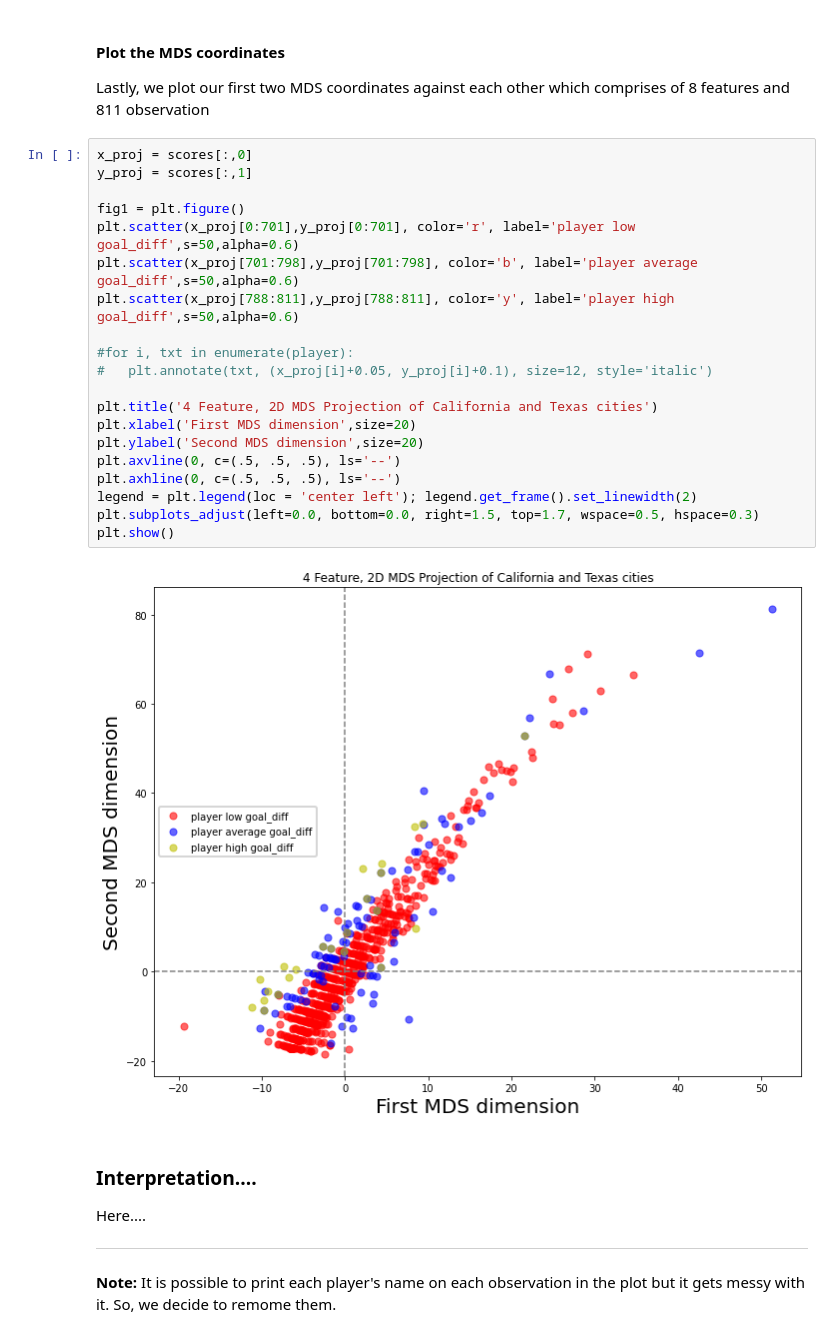
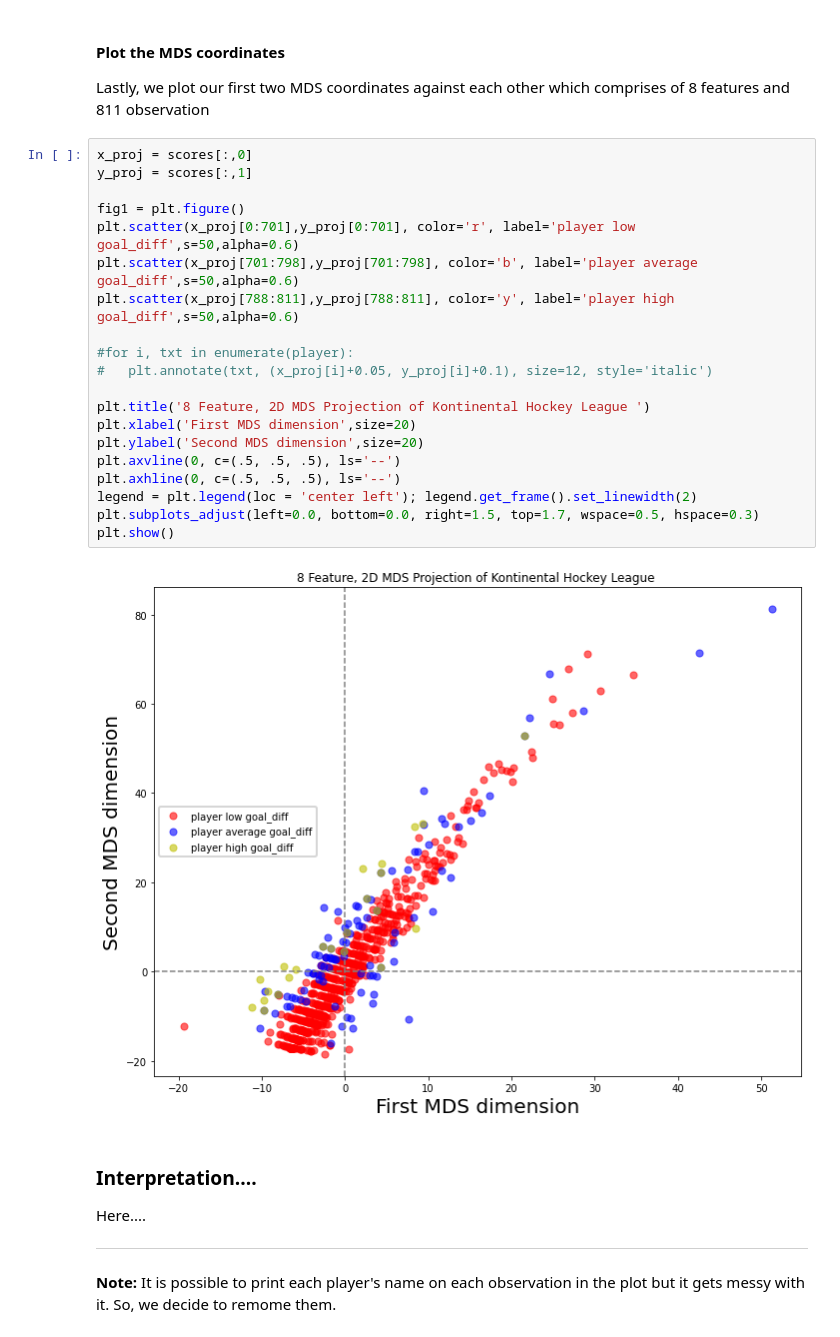
Before and after one commit to adisa4sure/Multidimensional_Scaling-Collective_Project-, a Jupyter notebook: MultidimensionalScaling.ipynb, the cells around one changed output. Drawn from its saved outputs; the diff is of its cells as text.

```diff
--- a/MultidimensionalScaling.ipynb
+++ b/MultidimensionalScaling.ipynb
@@ -351,25 +351,25 @@ Lastly, we plot our first two MDS coordinates against each other which comprises
 # %%
 x_proj = scores[:,0]
 y_proj = scores[:,1]
 
 fig1 = plt.figure()
 plt.scatter(x_proj[0:701],y_proj[0:701], color='r', label='player low goal_diff',s=50,alpha=0.6)
 plt.scatter(x_proj[701:798],y_proj[701:798], color='b', label='player average goal_diff',s=50,alpha=0.6)
 plt.scatter(x_proj[788:811],y_proj[788:811], color='y', label='player high goal_diff',s=50,alpha=0.6)
 
 #for i, txt in enumerate(player):
 #   plt.annotate(txt, (x_proj[i]+0.05, y_proj[i]+0.1), size=12, style='italic')
 
-plt.title('4 Feature, 2D MDS Projection of California and Texas cities')
+plt.title('8 Feature, 2D MDS Projection of Kontinental Hockey League ')
 plt.xlabel('First MDS dimension',size=20)
 plt.ylabel('Second MDS dimension',size=20)
 plt.axvline(0, c=(.5, .5, .5), ls='--')
 plt.axhline(0, c=(.5, .5, .5), ls='--')
 legend = plt.legend(loc = 'center left'); legend.get_frame().set_linewidth(2)
 plt.subplots_adjust(left=0.0, bottom=0.0, right=1.5, top=1.7, wspace=0.5, hspace=0.3)
 plt.show()
 # %% [output]
-[figure, old version]
+[figure, new version]
 # %% [markdown]
 ### Interpretation....
 Here....
```
Also changed, not shown: parts of 3 cells of this notebook.
